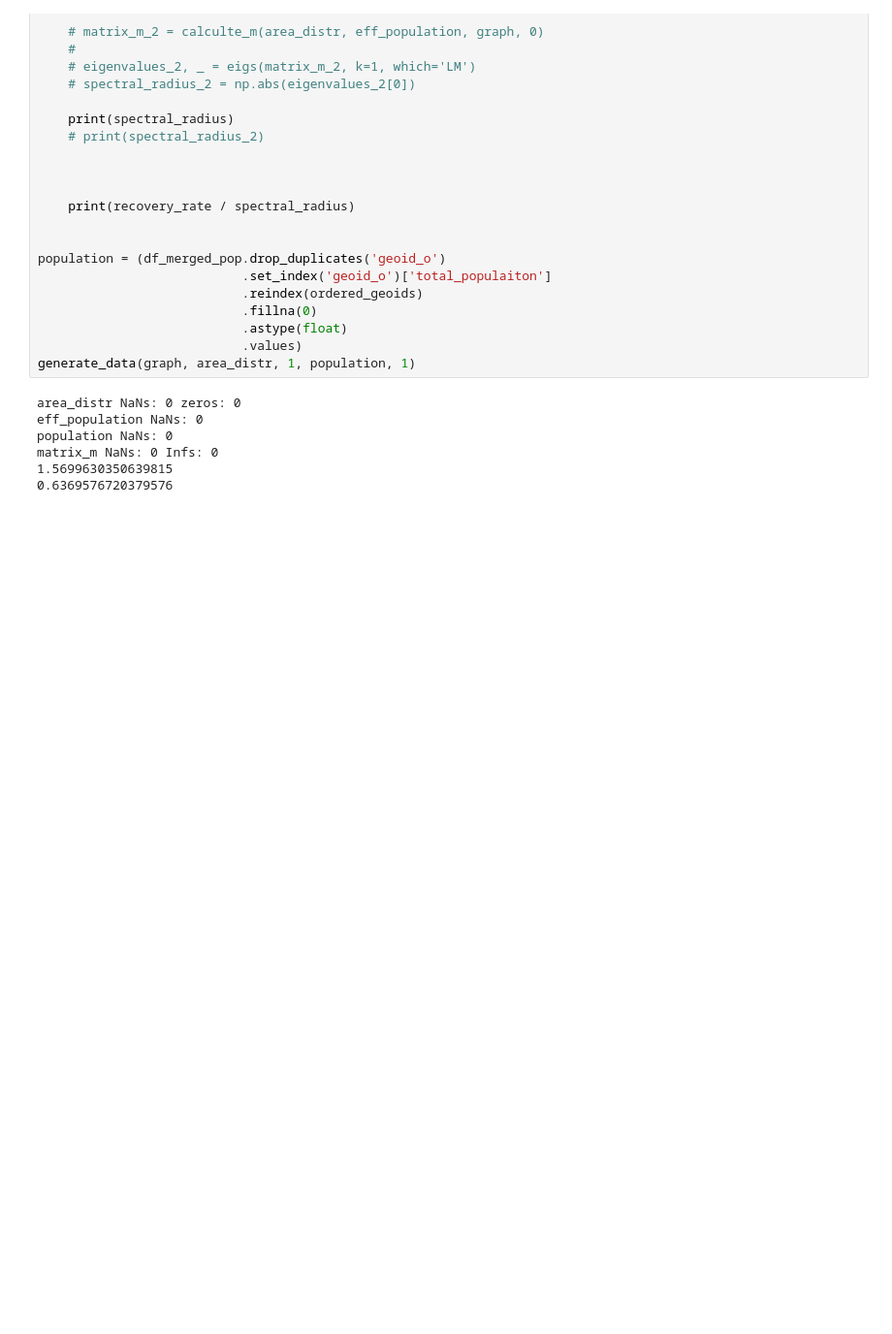
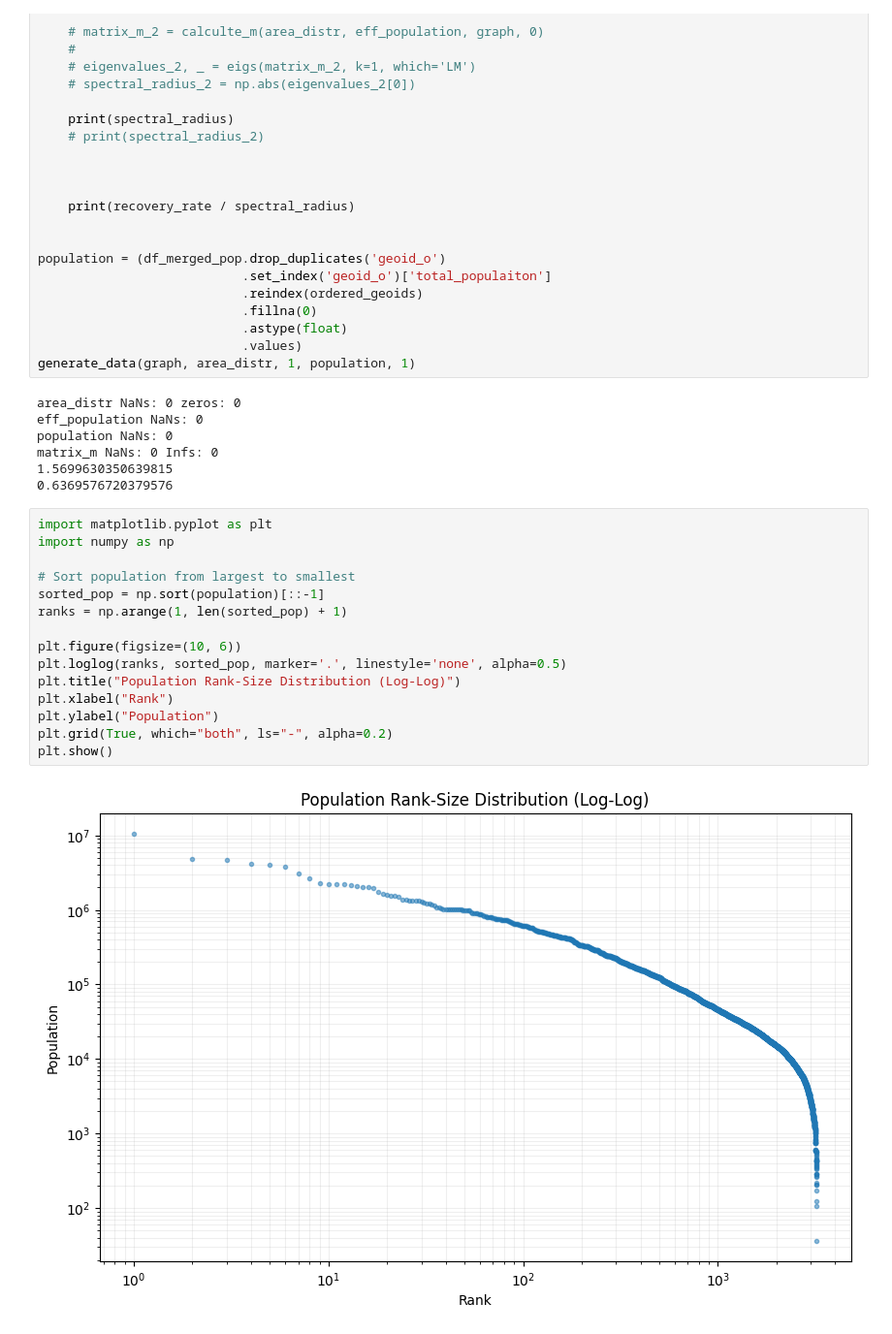
Before and after one commit to epnck/thesis, a Jupyter notebook: data generation/testing data.ipynb, the cells around one changed output. Shown at 97% size. Cells and saved outputs as stored; diff of their text form; blank space fills up the shorter version.

```diff
--- a/data generation/testing data.ipynb
+++ b/data generation/testing data.ipynb
@@ -210,3 +215,20 @@ population NaNs: 0
 matrix_m NaNs: 0 Infs: 0
 1.5699630350639815
 0.6369576720379576
+# %%
+import matplotlib.pyplot as plt
+import numpy as np
+
+# Sort population from largest to smallest
+sorted_pop = np.sort(population)[::-1]
+ranks = np.arange(1, len(sorted_pop) + 1)
+
+plt.figure(figsize=(10, 6))
+plt.loglog(ranks, sorted_pop, marker='.', linestyle='none', alpha=0.5)
+plt.title("Population Rank-Size Distribution (Log-Log)")
+plt.xlabel("Rank")
+plt.ylabel("Population")
+plt.grid(True, which="both", ls="-", alpha=0.2)
+plt.show()
+# %% [output]
+[figure, added]
```
Also changed, not shown: parts of 3 cells of this notebook, 4 other files.
